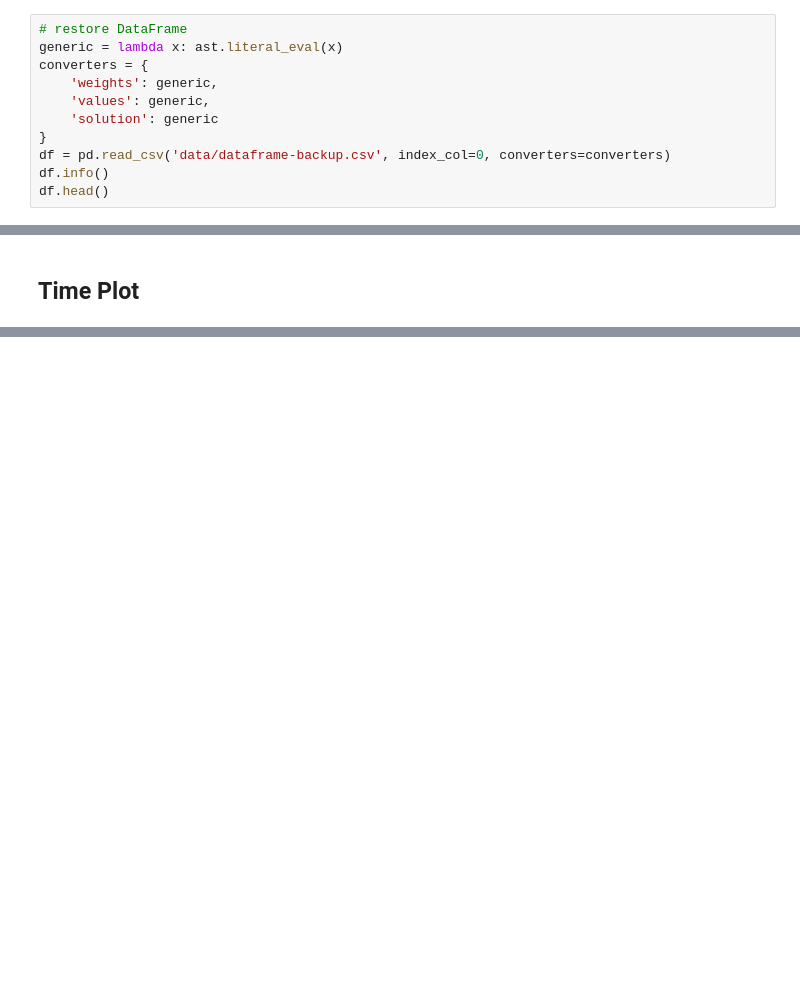
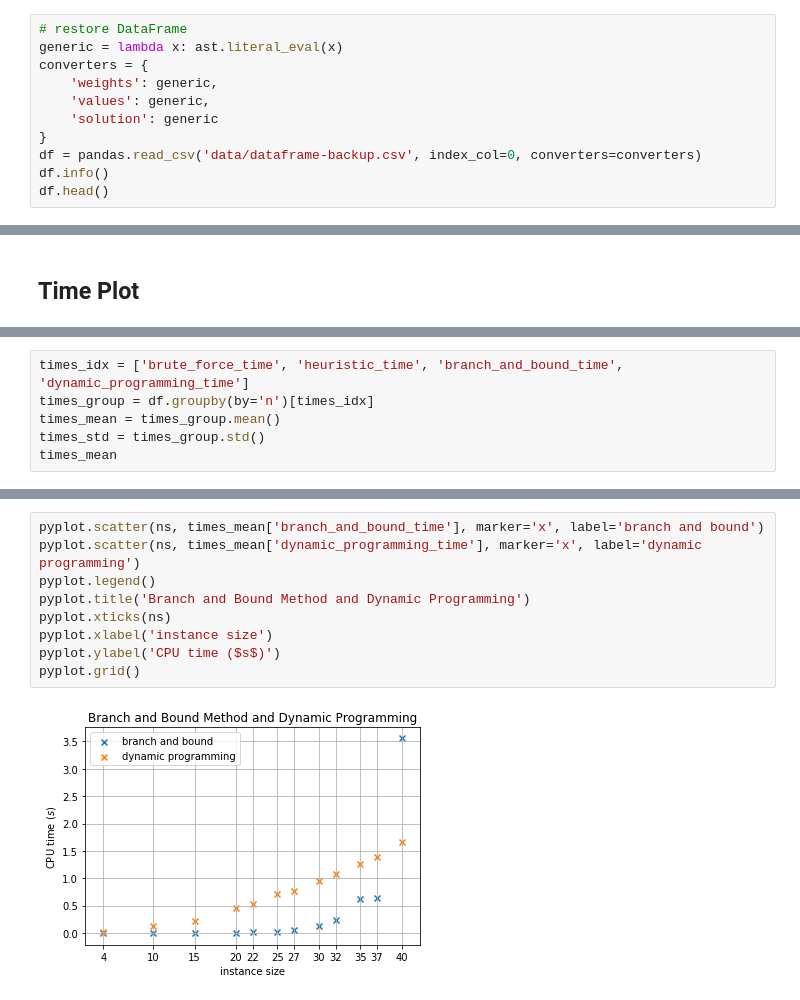
Before and after one commit to podondra/knapsack-problem, a Jupyter notebook: 01-experiments.ipynb, the cells around one changed output, grey strips where cells are left out. Cells and saved outputs as stored; diff of their text form; blank space fills up the shorter version.

Commit message:
Add stats for b and b and dynamic programming

```diff
--- a/01-experiments.ipynb
+++ b/01-experiments.ipynb
@@ -52,7 +52,7 @@ converters = {
     'values': generic,
     'solution': generic
 }
-df = pd.read_csv('data/dataframe-backup.csv', index_col=0, converters=converters)
+df = pandas.read_csv('data/dataframe-backup.csv', index_col=0, converters=converters)
 df.info()
 df.head()
 # %% [output]
@@ -150,0 +155,6 @@ times
+# %%
+times_idx = ['brute_force_time', 'heuristic_time', 'branch_and_bound_time', 'dynamic_programming_time']
+times_group = df.groupby(by='n')[times_idx]
+times_mean = times_group.mean()
+times_std = times_group.std()
+times_mean
@@ -174,2 +216,13 @@ plt.savefig('reports/img/brute_force_heuristic_times.pdf')
 # %% [output]
 [figure]
+# %%
+pyplot.scatter(ns, times_mean['branch_and_bound_time'], marker='x', label='branch and bound')
+pyplot.scatter(ns, times_mean['dynamic_programming_time'], marker='x', label='dynamic programming')
+pyplot.legend()
+pyplot.title('Branch and Bound Method and Dynamic Programming')
+pyplot.xticks(ns)
+pyplot.xlabel('instance size')
+pyplot.ylabel('CPU time ($s$)')
+pyplot.grid()
+# %% [output]
+[figure, added]
```
Also changed, not shown: parts of 17 cells of this notebook, 1 other file.
